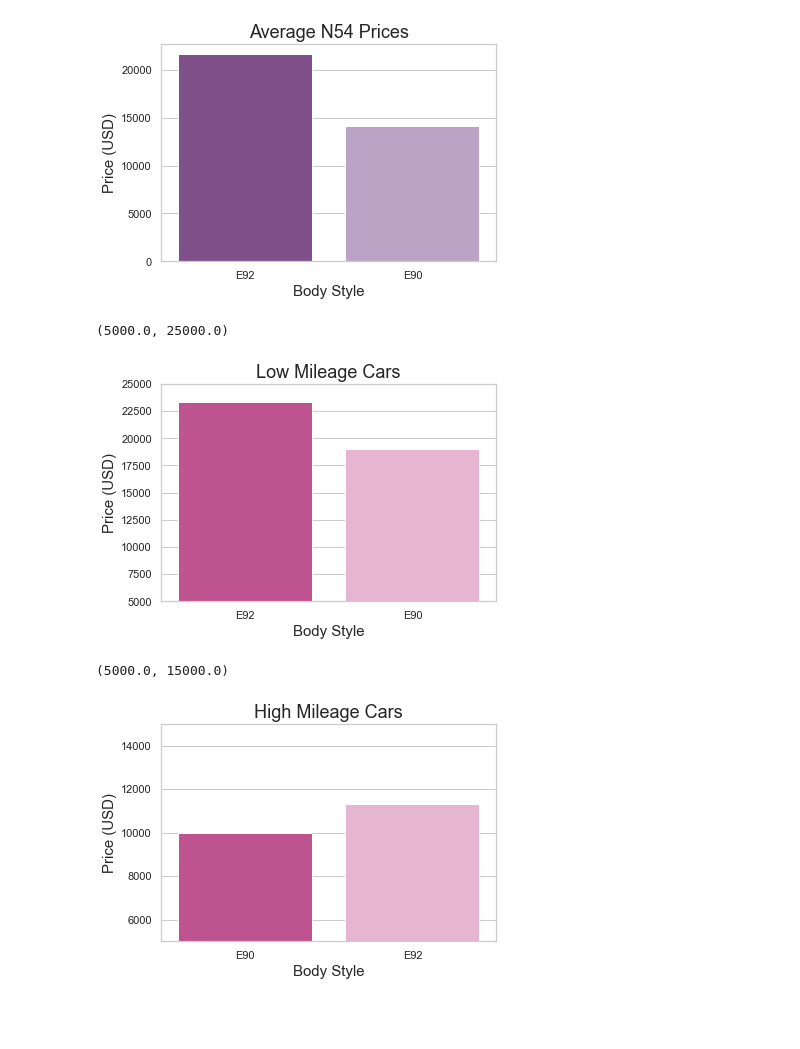
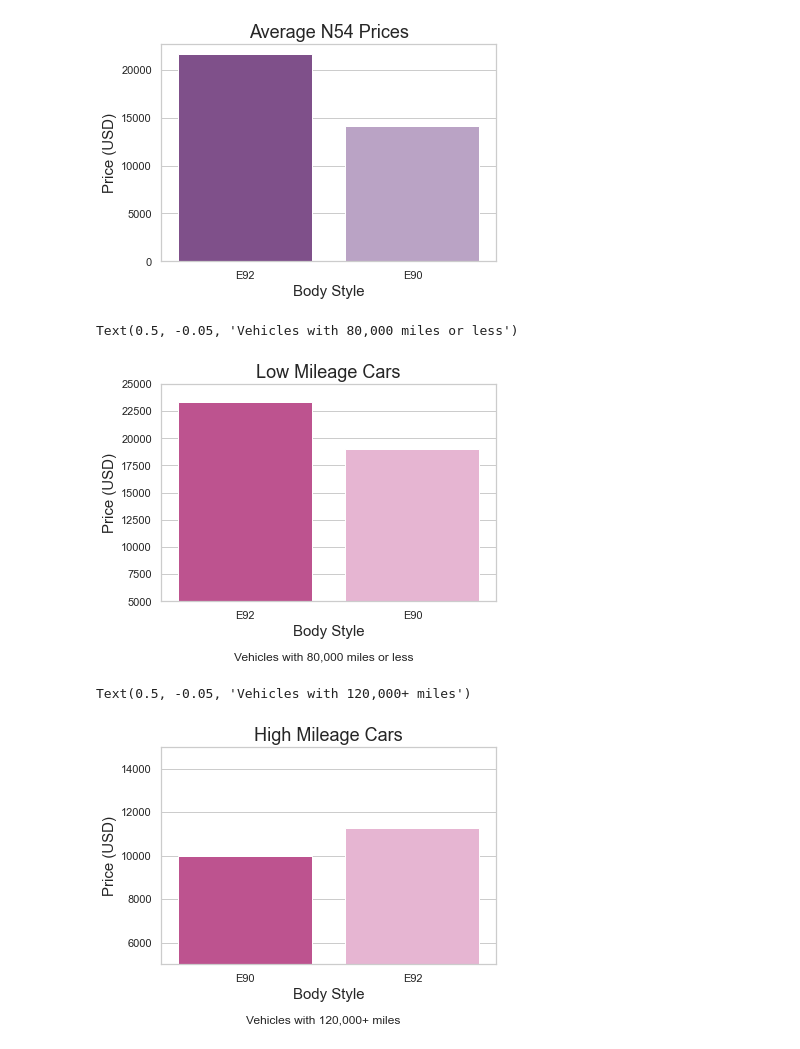
Before and after one commit to MarioRashadHUB/BMW-Price-Analysis, a Jupyter notebook: eda.ipynb, the cells around one changed output. Cells and saved outputs as stored; diff of their text form; code cells hidden in the pictures; blank space fills up the shorter version.

Commit message:
added more graphs

```diff
--- a/eda.ipynb
+++ b/eda.ipynb
@@ -244,20 +244,22 @@ Text(0.5, 1.0, 'Average N54 Prices')
 # %%
 df_low_miles = df[df['low_mileage'] == 'yes']
 
 sns.set_palette('PiYG')
 
 low_miles_graph = sns.barplot(data=df_low_miles, x='body_style', y='Price', ci = None)
 
 low_miles_graph.set_xlabel("Body Style", fontsize = 15)
 
 low_miles_graph.set_ylabel("Price (USD)", fontsize = 15)
 
 low_miles_graph.set_title("Low Mileage Cars", fontsize = 18)
 
 low_miles_graph.set_ylim(5000, 25000)
+
+plt.suptitle("Vehicles with 80,000 miles or less", fontsize=12, y=-0.05)
 # %% [output]
-(5000.0, 25000.0)
+Text(0.5, -0.05, 'Vehicles with 80,000 miles or less')
-[figure, old version]
+[figure, new version]
 # %%
 df_high_miles = df[df['high_mileage'] == 'yes']
 
@@ -272,7 +274,9 @@ high_miles_graph.set_ylabel("Price (USD)", fontsize = 15)
 high_miles_graph.set_title("High Mileage Cars", fontsize = 18)
 
 high_miles_graph.set_ylim(5000, 15000)
+
+plt.suptitle("Vehicles with 120,000+ miles", fontsize=12, y=-0.05)
 # %% [output]
-(5000.0, 15000.0)
+Text(0.5, -0.05, 'Vehicles with 120,000+ miles')
-[figure, old version]
+[figure, new version]
 # %%
```
Also changed, not shown: parts of 2 cells of this notebook.
